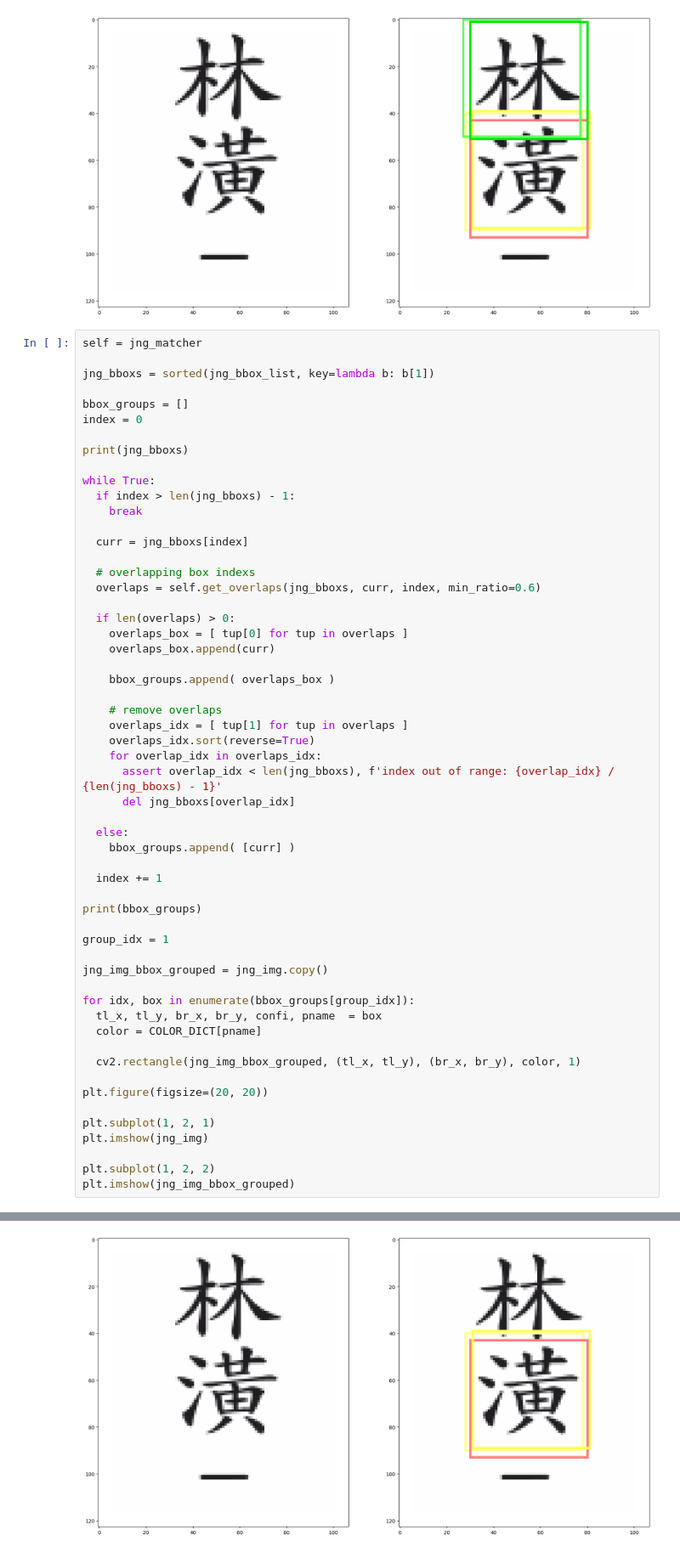
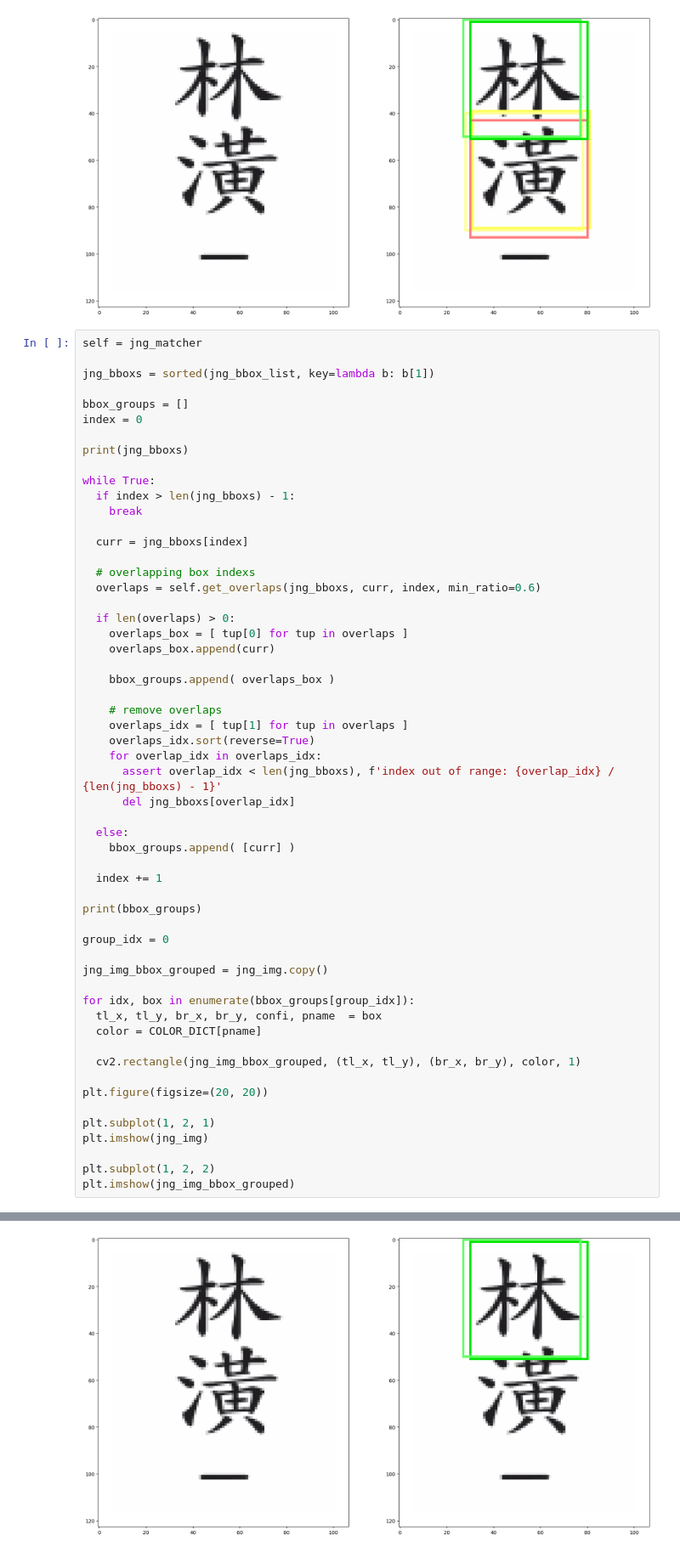
Before and after one commit to MALerLab/jeongganbo-omr, a Jupyter notebook: notebooks/merged_bbox_confidence_filter.ipynb, the cells around one changed output, grey strips where cells are left out. Shown at 85% size. Drawn from its saved outputs; the diff is of its cells as text.

```diff
--- a/notebooks/merged_bbox_confidence_filter.ipynb
+++ b/notebooks/merged_bbox_confidence_filter.ipynb
@@ -214,35 +214,35 @@ while True:
       assert overlap_idx < len(jng_bboxs), f'index out of range: {overlap_idx} / {len(jng_bboxs) - 1}'
       del jng_bboxs[overlap_idx]
 
   else:
     bbox_groups.append( [curr] )
 
   index += 1
 
 print(bbox_groups)
 
-group_idx = 1
+group_idx = 0
 
 jng_img_bbox_grouped = jng_img.copy()
 
 for idx, box in enumerate(bbox_groups[group_idx]):
   tl_x, tl_y, br_x, br_y, confi, pname  = box
   color = COLOR_DICT[pname]
 
   cv2.rectangle(jng_img_bbox_grouped, (tl_x, tl_y), (br_x, br_y), color, 1)
 
 plt.figure(figsize=(20, 20))
 
 plt.subplot(1, 2, 1)
 plt.imshow(jng_img)
 
 plt.subplot(1, 2, 2)
 plt.imshow(jng_img_bbox_grouped)
 # %% [output]
 [(27, 0, 77, 50, 0.5612801, 'lim_u'), (30, 1, 80, 51, 0.53465796, 'lim'), (31, 39, 81, 89, 0.53256553, 'hwang_u'), (28, 40, 78, 90, 0.50523466, 'hwang_uu'), (30, 43, 80, 93, 0.50998986, 'joong_u')]
 [[(30, 1, 80, 51, 0.53465796, 'lim'), (27, 0, 77, 50, 0.5612801, 'lim_u')], [(28, 40, 78, 90, 0.50523466, 'hwang_uu'), (30, 43, 80, 93, 0.50998986, 'joong_u'), (31, 39, 81, 89, 0.53256553, 'hwang_u')] ...
 <matplotlib.image.AxesImage at 0x...>
-[figure, old version]
+[figure, new version]
 # %%
 bboxs_filtered =[]
 
```
Also changed, not shown: parts of 2 cells of this notebook, 1 other file.
